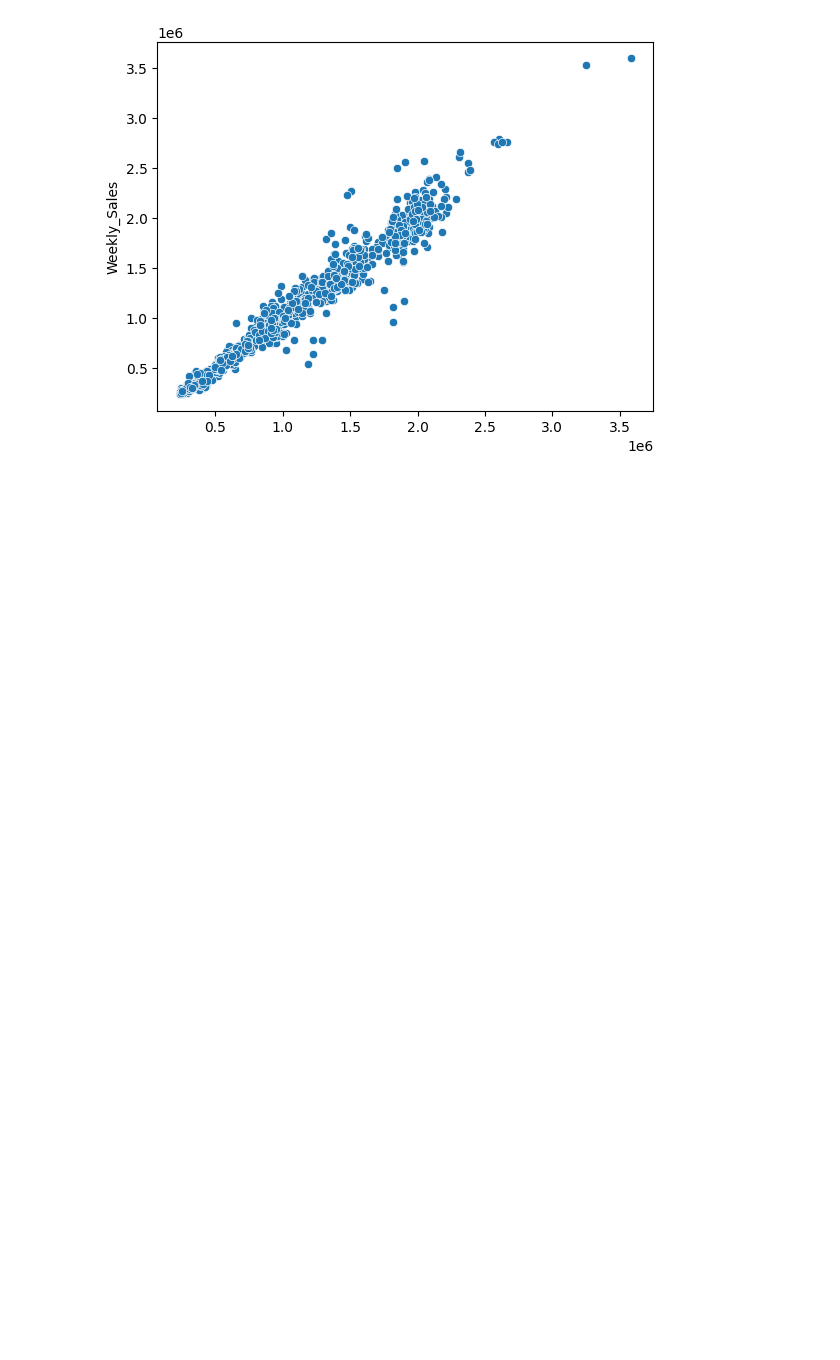
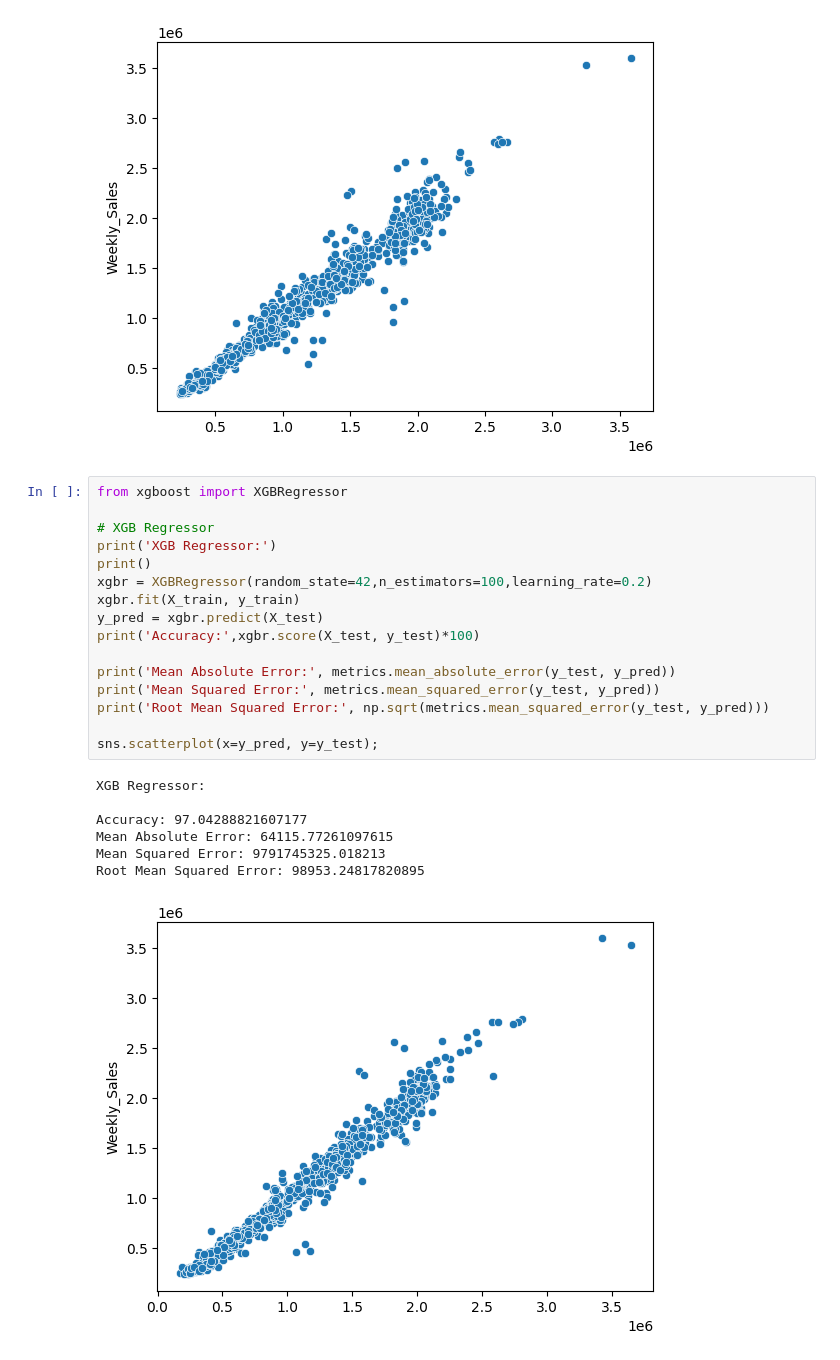
Before and after one commit to mindi33/Retail-Analysis-with-Walmart-Data, a Jupyter notebook: Retail Analysis with Walmart Data.ipynb, the cells around one changed output. Drawn from its saved outputs; the diff is of its cells as text; blank space fills up the shorter version.

Commit message:
Add XGB Regressor model
Signed-off-by: 이민지 <minji@iminjiui-MacBookAir.local>

```diff
--- a/Retail Analysis with Walmart Data.ipynb
+++ b/Retail Analysis with Walmart Data.ipynb
@@ -472,3 +472,27 @@ Mean Absolute Error: 74469.08776267547
 Mean Squared Error: 14143427072.445818
 Root Mean Squared Error: 118926.1412492889
 [figure]
+# %%
+from xgboost import XGBRegressor
+
+# XGB Regressor
+print('XGB Regressor:')
+print()
+xgbr = XGBRegressor(random_state=42,n_estimators=100,learning_rate=0.2)
+xgbr.fit(X_train, y_train)
+y_pred = xgbr.predict(X_test)
+print('Accuracy:',xgbr.score(X_test, y_test)*100)
+
+print('Mean Absolute Error:', metrics.mean_absolute_error(y_test, y_pred))
+print('Mean Squared Error:', metrics.mean_squared_error(y_test, y_pred))
+print('Root Mean Squared Error:', np.sqrt(metrics.mean_squared_error(y_test, y_pred)))
+
+sns.scatterplot(x=y_pred, y=y_test);
+# %% [output]
+XGB Regressor:
+
+Accuracy: 97.04288821607177
+Mean Absolute Error: 64115.77261097615
+Mean Squared Error: 9791745325.018213
+Root Mean Squared Error: 98953.24817820895
+[figure, added]
```
